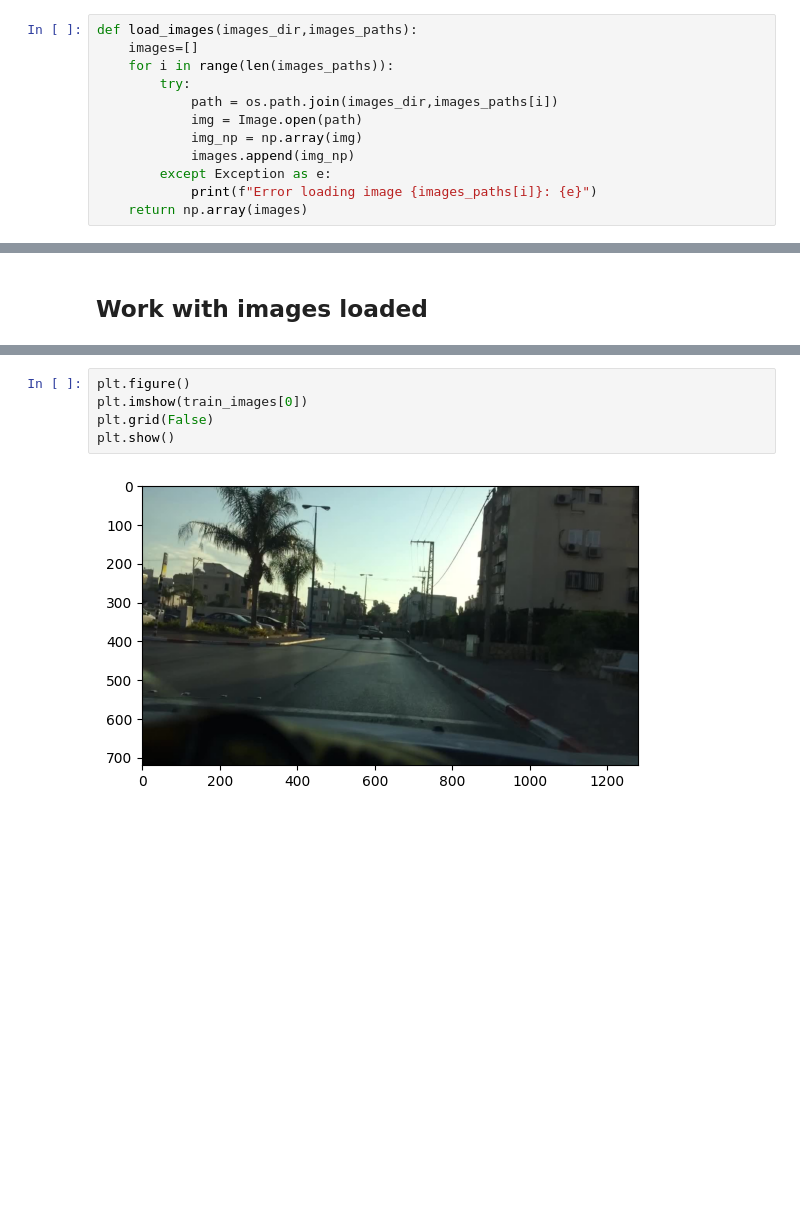
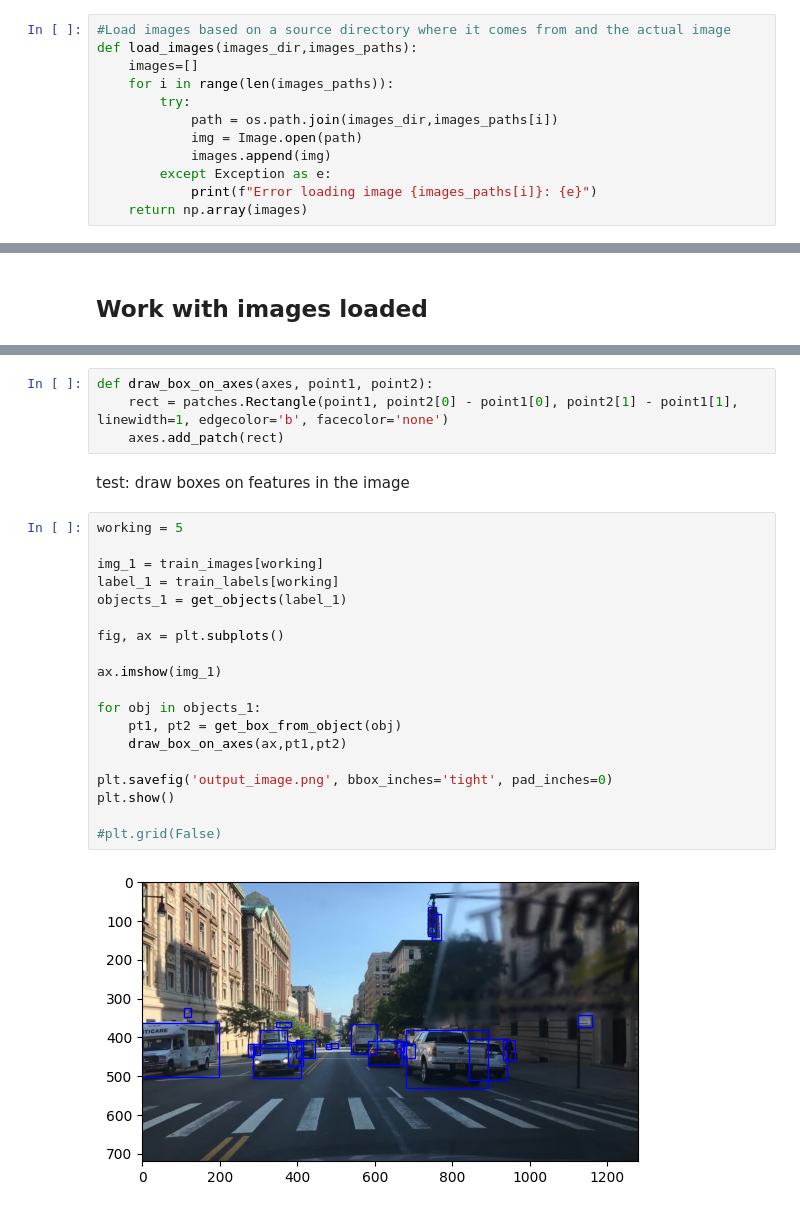
Before and after one commit to mzhang0213/service-eye, a Jupyter notebook: main.ipynb, the cells around one changed output, grey strips where cells are left out. Saved outputs shown, nothing was run; the diff lists cells and outputs as text; blank space fills up the shorter version.

Commit message:
loaded data and objects from labels onto images (ready to put objects into training)

```diff
--- a/main.ipynb
+++ b/main.ipynb
@@ -37,14 +38,14 @@ print(len(train_labels_paths),len(test_labels_paths))
 Use Pillow cuz its easy, json.load()
 Populate arrays containing image data and label data
 # %%
+#Load images based on a source directory where it comes from and the actual image
 def load_images(images_dir,images_paths):
     images=[]
     for i in range(len(images_paths)):
         try:
             path = os.path.join(images_dir,images_paths[i])
             img = Image.open(path)
-            img_np = np.array(img)
-            images.append(img_np)
+            images.append(img)
         except Exception as e:
             print(f"Error loading image {images_paths[i]}: {e}")
     return np.array(images)
@@ -86,7 +124,27 @@ print(train_images[0])
+# %%
+def draw_box_on_axes(axes, point1, point2):
+    rect = patches.Rectangle(point1, point2[0] - point1[0], point2[1] - point1[1], linewidth=1, edgecolor='b', facecolor='none')
+    axes.add_patch(rect)
+# %% [markdown]
+test: draw boxes on features in the image
 # %%
-plt.figure()
-plt.imshow(train_images[0])
-plt.grid(False)
+working = 5
+
+img_1 = train_images[working]
+label_1 = train_labels[working]
+objects_1 = get_objects(label_1)
+
+fig, ax = plt.subplots()
+
+ax.imshow(img_1)
+
+for obj in objects_1:
+    pt1, pt2 = get_box_from_object(obj)
+    draw_box_on_axes(ax,pt1,pt2)
+
+plt.savefig('output_image.png', bbox_inches='tight', pad_inches=0)
 plt.show()
+
+#plt.grid(False)
 # %% [output]
-[figure, old version]
+[figure, new version]
```
Also changed, not shown: parts of 4 cells of this notebook, 2 other files.
